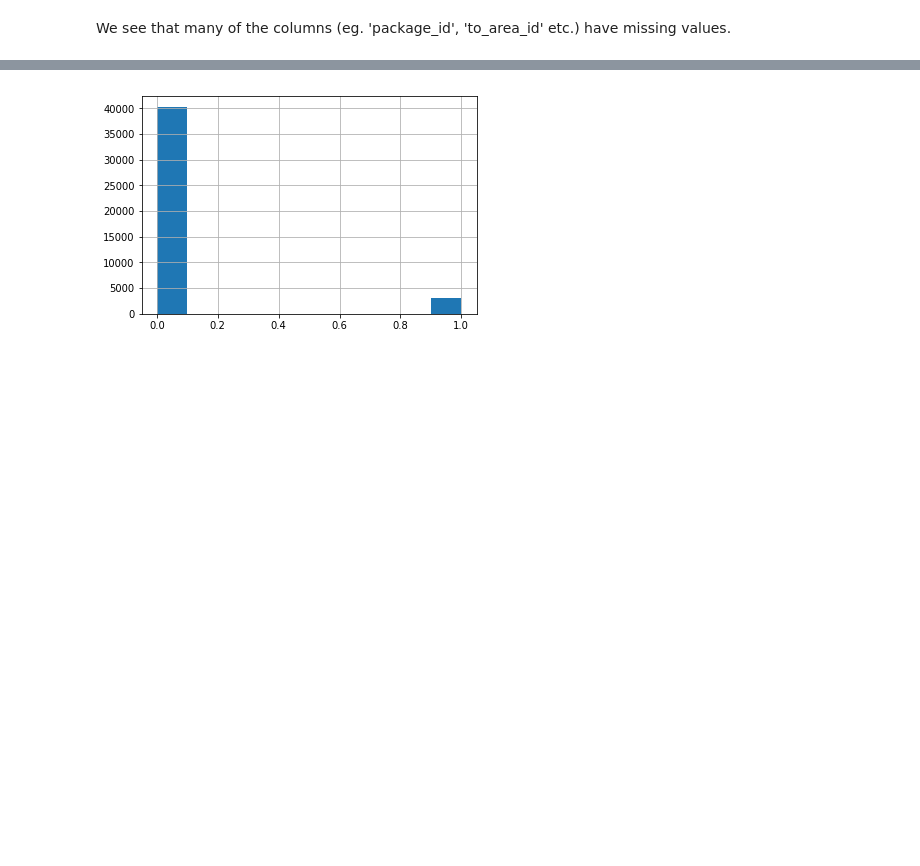
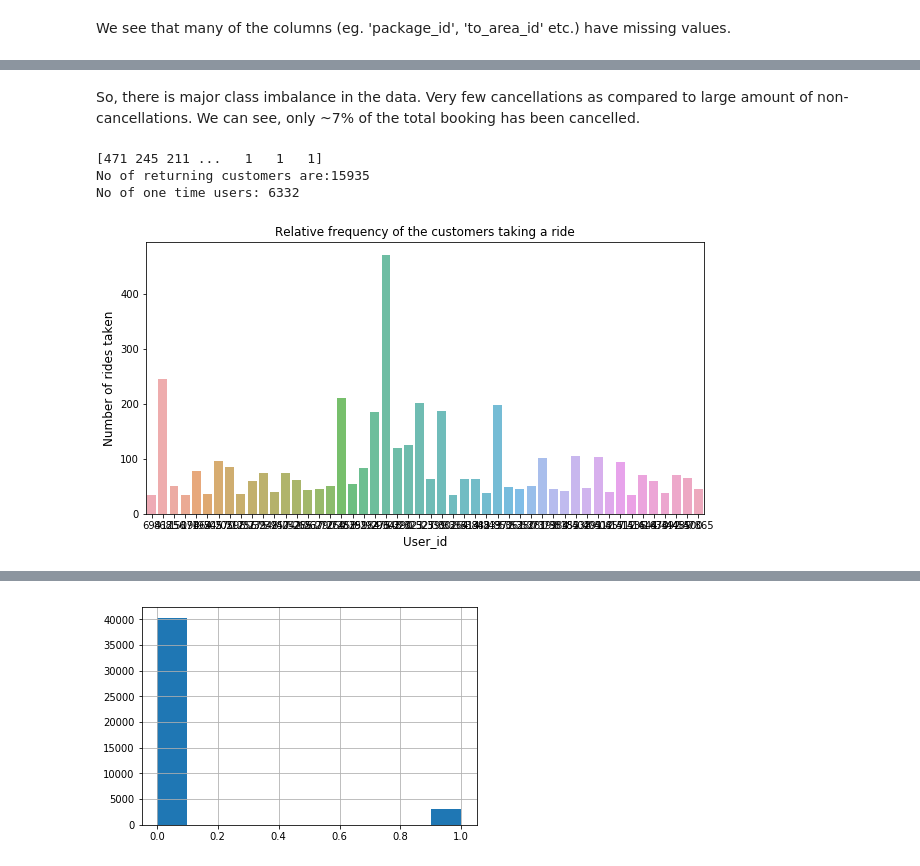
Before and after one commit to debisree/Springboard-Data-Science-Career-Track, a Jupyter notebook: predicting-cab-booking-cancellations.ipynb, the cells around one changed output, grey strips where cells are left out. Cells and saved outputs as stored; diff of their text form; code cells hidden in the pictures; blank space fills up the shorter version.

```diff
--- a/predicting-cab-booking-cancellations.ipynb
+++ b/predicting-cab-booking-cancellations.ipynb
@@ -180,0 +145,21 @@ df.to_city_id.hist();
+# %% [markdown]
+So, there is major class imbalance in the data. Very few cancellations as compared to large amount of non-cancellations. We can see, only ~7% of the total booking has been cancelled.
+# %%
+#Let's see how many users returned for the service
+c=df.user_id.value_counts()
+print(c.values)
+# %% [output]
+[471 245 211 ...   1   1   1]
+No of returning customers are:15935
+No of one time users: 6332
+# %%
+#Visual representation (50 rows from the data set)
+ct= c[:50]
+plt.figure(figsize=(10,5))
+sb.barplot(ct.index, ct.values, alpha=0.8)
+plt.title('Relative frequency of the customers taking a ride ')
+plt.ylabel('Number of rides taken', fontsize=12)
+plt.xlabel('User_id', fontsize=12)
+plt.show()
+# %% [output]
+[figure, added]
```
Also changed, not shown: parts of 44 cells of this notebook.
